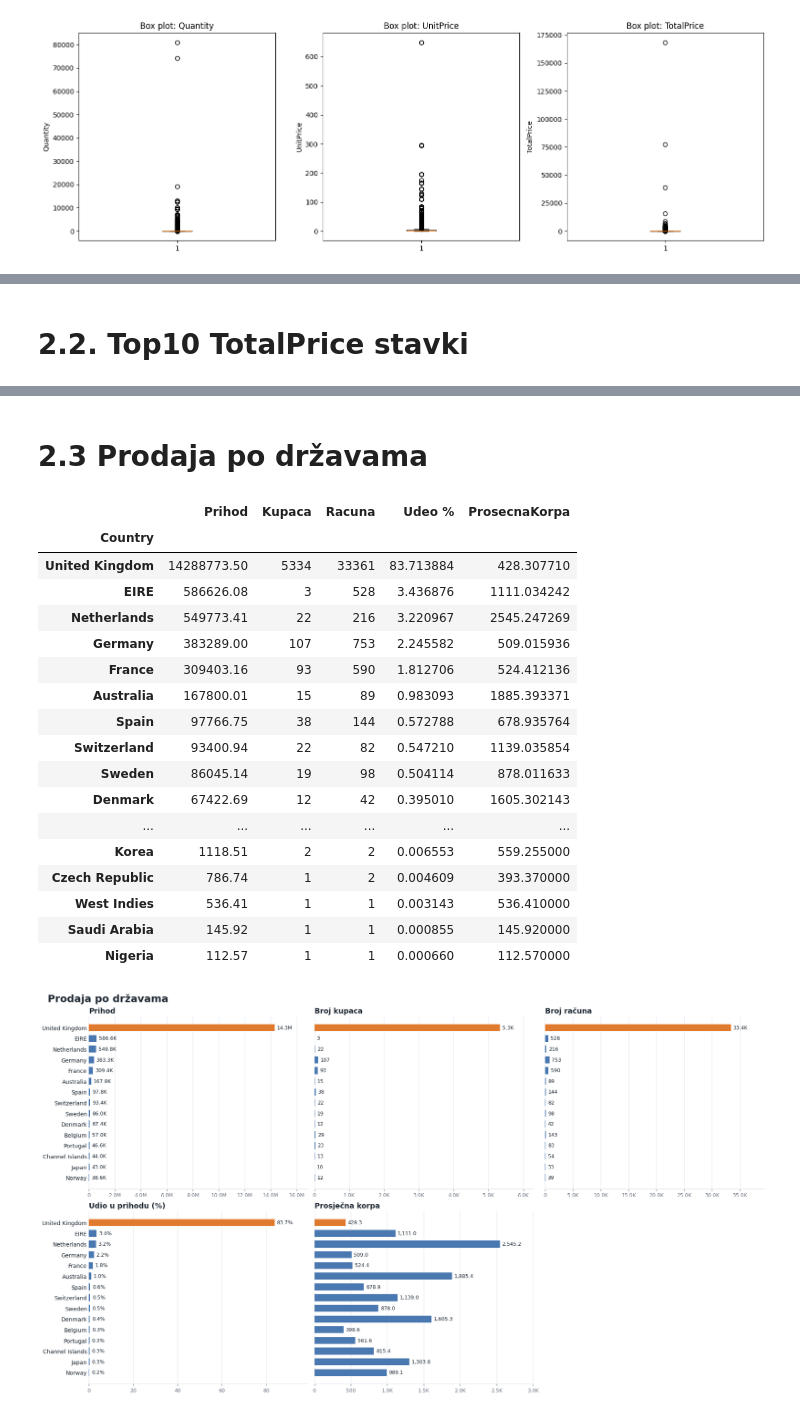
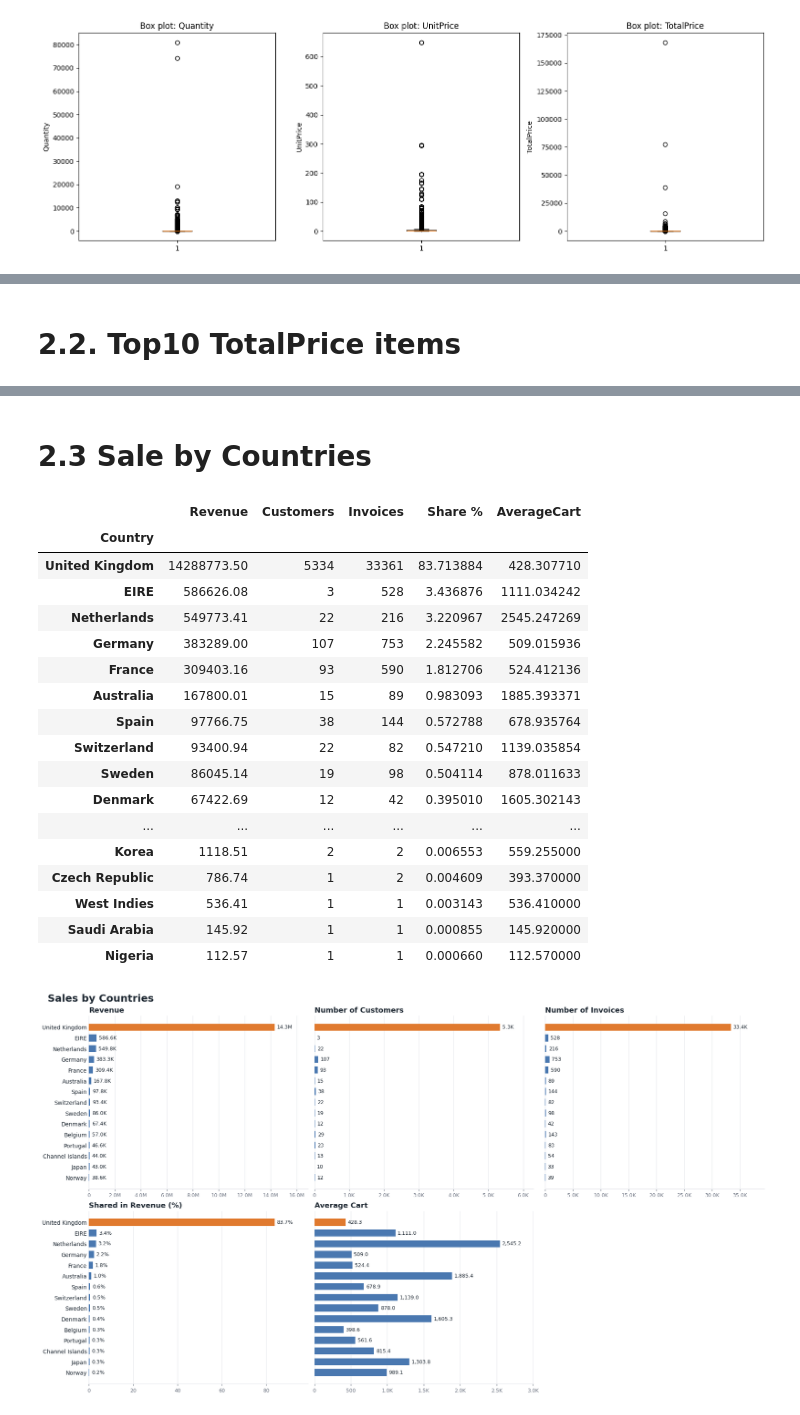
Before and after one commit to aaleksaacic/online-shop-analytics, a Jupyter notebook: notebooks/02_eda.ipynb, the cells around one changed output, grey strips where cells are left out. Drawn from its saved outputs; the diff is of its cells as text; code cells hidden in the pictures.

```diff
--- a/notebooks/02_eda.ipynb
+++ b/notebooks/02_eda.ipynb
@@ -71,11 +69,11 @@ plt.show()
 # %%
-cols = ["Quantity", "UnitPrice", "TotalPrice"]
+fig, axes = plt.subplots(1, 3, figsize=(15, 5))
 
-fig, axes = plt.subplots(1, 3, figsize=(15, 5))
-for ax, col in zip(axes, cols):
+for ax, col in zip(axes, COLUMNS):
     ax.boxplot(df[col].dropna(), vert=True)
-    ax.set_title(f'Box plot: {col}')
+    ax.set_title(f"Box plot: {col}")
     ax.set_ylabel(col)
+
 plt.tight_layout()
 plt.show()
 # %% [output]
@@ -134,5 +135,5 @@ TotalPrice median: 12.45
 # %% [markdown]
-# 2.2. Top10 TotalPrice stavki
+# 2.2. Top10 TotalPrice items
 # %%
 df.nlargest(10, "TotalPrice")
 # %% [output]
@@ -148,19 +149,19 @@ df.nlargest(10, "TotalPrice")
 | 289757 | 525968 | 84347 | ROTATING SILVER ANGELS T-LIGHT HLDR | 3120 | 2010-10-08 10:10:00 | 1.66 | 15838 | United Kingdom | Year 2009-2010 | ... |
 | 688829 | 573003 | 23084 | RABBIT NIGHT LIGHT | 2400 | 2011-10-27 12:11:00 | 2.08 | 14646 | Netherlands | Year 2010-2011 | ... |
 # %% [markdown]
-# 2.3 Prodaja po državama
+# 2.3 Sale by Countries
 # %%
 by_countries = (df.groupby("Country")
-                .agg(Prihod=("TotalPrice", "sum"),
-                     Kupaca=("CustomerID", "nunique"),
-                     Racuna=("InvoiceNo", "nunique"))
-                .sort_values("Prihod", ascending=False))
+                .agg(Revenue=("TotalPrice", "sum"),
+                     Customers=("CustomerID", "nunique"),
+                     Invoices=("InvoiceNo", "nunique"))
+                .sort_values("Revenue", ascending=False))
 
-by_countries["Udeo %"] = by_countries["Prihod"] / by_countries["Prihod"].sum() * 100
-by_countries["ProsecnaKorpa"] = by_countries["Prihod"] / by_countries["Racuna"]
+by_countries["Share %"] = by_countries["Revenue"] / by_countries["Revenue"].sum() * 100
+by_countries["AverageCart"] = by_countries["Revenue"] / by_countries["Invoices"]
 by_countries
 # %% [output]
-|  | Prihod | Kupaca | Racuna | Udeo % | ProsecnaKorpa |
+|  | Revenue | Customers | Invoices | Share % | AverageCart |
 | Country |  |  |  |  |  |
 | United Kingdom | 14288773.50 | 5334 | 33361 | 83.713884 | 428.307710 |
 | EIRE | 586626.08 | 3 | 528 | 3.436876 | 1111.034242 |
@@ -179,14 +180,7 @@ by_countries
 | Saudi Arabia | 145.92 | 1 | 1 | 0.000855 | 145.920000 |
 | Nigeria | 112.57 | 1 | 1 | 0.000660 | 112.570000 |
 # %%
-INK = "#1f2933"
-MUTED = "#6b7280"
-GRID = "#e5e7eb"
-BASE = "#4a78b0"
-ACCENT = "#e07a2f"
-
-
-def compact(v):
+def compact(v: int) -> str:
     for bound, suffix in ((1e6, "M"), (1e3, "K")):
         if abs(v) >= bound:
             return f"{v / bound:,.1f}{suffix}"
@@ -195,46 +189,45 @@ def compact(v):
 
 def draw_by_countries(data: pd.DataFrame, title: str, n: int=15, highlight: str="United Kingdom"):
     d = data.copy()
-    d["Udeo %"] = d["Prihod"] / d["Prihod"].sum() * 100
-    d = d.sort_values("Prihod", ascending=False).head(n)
+    d["Shared %"] = d["Revenue"] / d["Revenue"].sum() * 100
+    d = d.sort_values("Revenue", ascending=False).head(n)
 
     metrics = [
-        ("Prihod", "Prihod", compact),
-        ("Kupaca", "Broj kupaca", compact),
-        ("Racuna", "Broj računa", compact),
-        ("Udeo %", "Udio u prihodu (%)", lambda v: f"{v:.1f}%"),
-        ("ProsecnaKorpa", "Prosječna korpa", lambda v: f"{v:,.1f}"),
+        ("Revenue", "Revenue", compact),
+        ("Customers", "Number of Customers", compact),
+        ("Invoices", "Number of Invoices", compact),
+        ("Shared %", "Shared in Revenue (%)", lambda v: f"{v:.1f}%"),
+        ("AverageCart", "Average Cart", lambda v: f"{v:,.1f}"),
     ]
 
     colors = [ACCENT if z == highlight else BASE for z in d.index]
     y = np.arange(len(d))
 
     fig, axes = plt.subplots(2, 3, figsize=(18, 10), sharey=True, constrained_layout=True)
     axes = axes.ravel()
 
     for ax, (col, t, fmt) in zip(axes, metrics):
         bars = ax.barh(y, d[col], color=colors, height=0.65)
         ax.bar_label(bars, labels=[fmt(v) for v in d[col]], padding=4, fontsize=9, color=INK)
 
         ax.set_title(t, loc="left", fontsize=13, fontweight="bold", color=INK)
         ax.margins(x=0.18)
         ax.xaxis.set_major_formatter(plt.FuncFormatter(lambda v, _: compact(v)))
         ax.tick_params(axis="x", colors=MUTED, labelsize=9)
         ax.tick_params(axis="y", length=0, labelsize=10, labelcolor=INK)
         ax.set_axisbelow(True)
         ax.xaxis.grid(True, color=GRID, linewidth=0.8)
-        for strana in ("top", "right", "left"):
-            ax.spines[strana].set_visible(False)
+        for side in ("top", "right", "left"):
+            ax.spines[side].set_visible(False)
         ax.spines["bottom"].set_color(GRID)
 
     axes[0].set_yticks(y, d.index)
     axes[0].invert_yaxis()
     axes[-1].axis("off")
 
     fig.suptitle(title, fontsize=18, fontweight="bold", color=INK, x=0.01, ha="left")
     plt.show()
 
-
-draw_by_countries(by_countries, "Prodaja po državama")
+draw_by_countries(by_countries, "Sales by Countries")
 # %% [output]
-[figure, old version]
+[figure, new version]
```
Also changed, not shown: parts of 32 cells of this notebook.
